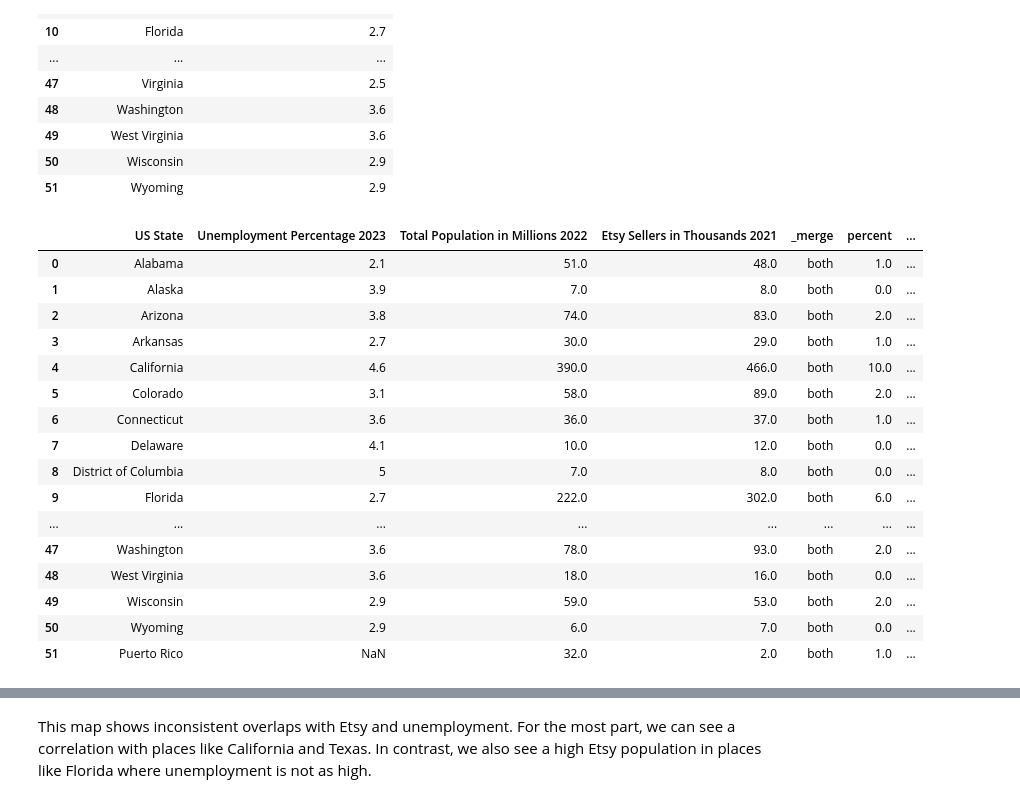
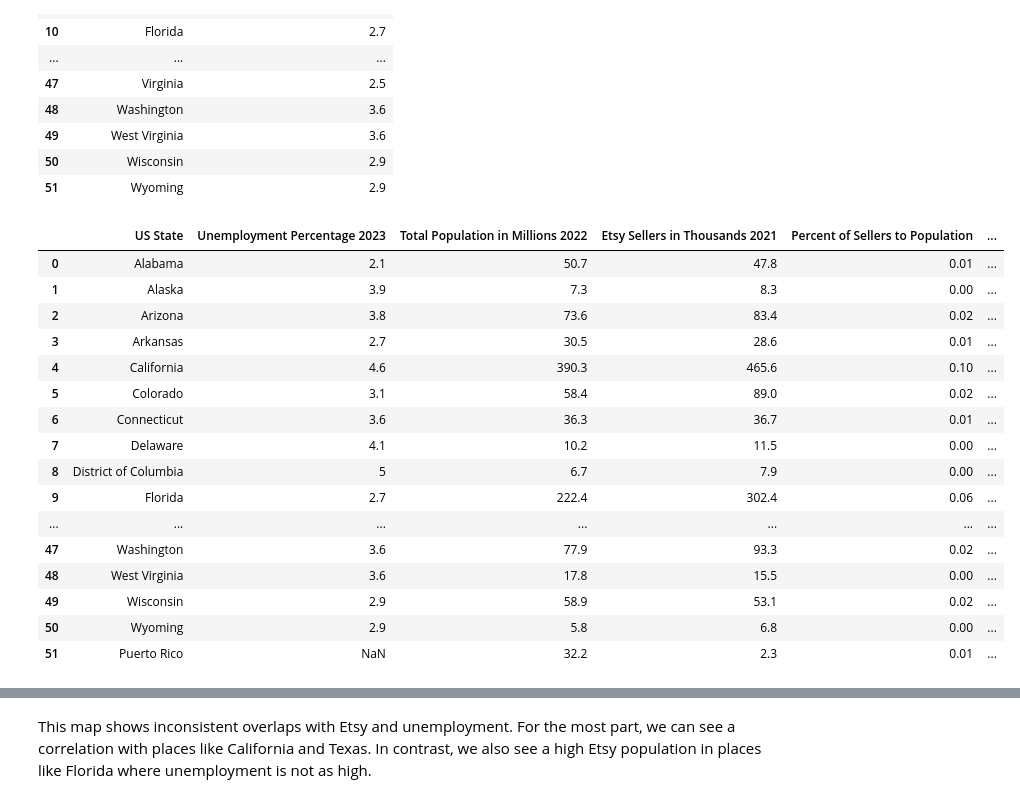
Before and after one commit to khagerthey/GIS, a Jupyter notebook: PS3.ipynb, the cells around one changed output, grey strips where cells are left out. Drawn from its saved outputs; the diff is of its cells as text; code cells hidden in the pictures.

```diff
--- a/PS3.ipynb
+++ b/PS3.ipynb
@@ -289,29 +286,28 @@ unemployment_
 | 50 | Wisconsin | 2.9 |
 | 51 | Wyoming | 2.9 |
 # %%
-seller_unemployment = pd.merge(unemployment_, state_seller_compare, how='outer', on=['US State'], indicator='there')
-#seller_unemployment = seller_unemployment.drop(columns='true')
-seller_unemployment = seller_unemployment.round()
+seller_unemployment_ = pd.merge(unemployment_, state_seller_compare, how='outer', on=['US State'], indicator='there')
+seller_unemployment = seller_unemployment_.drop(columns='_merge')
 seller_unemployment
 #okay not to include PR
 # %% [output]
-|  | US State | Unemployment Percentage 2023 | Total Population in Millions 2022 | Etsy Sellers in Thousands 2021 | _merge | percent | ... |
-| 0 | Alabama | 2.1 | 51.0 | 48.0 | both | 1.0 | ... |
-| 1 | Alaska | 3.9 | 7.0 | 8.0 | both | 0.0 | ... |
-| 2 | Arizona | 3.8 | 74.0 | 83.0 | both | 2.0 | ... |
-| 3 | Arkansas | 2.7 | 30.0 | 29.0 | both | 1.0 | ... |
-| 4 | California | 4.6 | 390.0 | 466.0 | both | 10.0 | ... |
-| 5 | Colorado | 3.1 | 58.0 | 89.0 | both | 2.0 | ... |
-| 6 | Connecticut | 3.6 | 36.0 | 37.0 | both | 1.0 | ... |
-| 7 | Delaware | 4.1 | 10.0 | 12.0 | both | 0.0 | ... |
-| 8 | District of Columbia | 5 | 7.0 | 8.0 | both | 0.0 | ... |
-| 9 | Florida | 2.7 | 222.0 | 302.0 | both | 6.0 | ... |
-| ... | ... | ... | ... | ... | ... | ... | ... |
-| 47 | Washington | 3.6 | 78.0 | 93.0 | both | 2.0 | ... |
-| 48 | West Virginia | 3.6 | 18.0 | 16.0 | both | 0.0 | ... |
-| 49 | Wisconsin | 2.9 | 59.0 | 53.0 | both | 2.0 | ... |
-| 50 | Wyoming | 2.9 | 6.0 | 7.0 | both | 0.0 | ... |
-| 51 | Puerto Rico | NaN | 32.0 | 2.0 | both | 1.0 | ... |
+|  | US State | Unemployment Percentage 2023 | Total Population in Millions 2022 | Etsy Sellers in Thousands 2021 | Percent of Sellers to Population | ... |
+| 0 | Alabama | 2.1 | 50.7 | 47.8 | 0.01 | ... |
+| 1 | Alaska | 3.9 | 7.3 | 8.3 | 0.00 | ... |
+| 2 | Arizona | 3.8 | 73.6 | 83.4 | 0.02 | ... |
+| 3 | Arkansas | 2.7 | 30.5 | 28.6 | 0.01 | ... |
+| 4 | California | 4.6 | 390.3 | 465.6 | 0.10 | ... |
+| 5 | Colorado | 3.1 | 58.4 | 89.0 | 0.02 | ... |
+| 6 | Connecticut | 3.6 | 36.3 | 36.7 | 0.01 | ... |
+| 7 | Delaware | 4.1 | 10.2 | 11.5 | 0.00 | ... |
+| 8 | District of Columbia | 5 | 6.7 | 7.9 | 0.00 | ... |
+| 9 | Florida | 2.7 | 222.4 | 302.4 | 0.06 | ... |
+| ... | ... | ... | ... | ... | ... | ... |
+| 47 | Washington | 3.6 | 77.9 | 93.3 | 0.02 | ... |
+| 48 | West Virginia | 3.6 | 17.8 | 15.5 | 0.00 | ... |
+| 49 | Wisconsin | 2.9 | 58.9 | 53.1 | 0.02 | ... |
+| 50 | Wyoming | 2.9 | 5.8 | 6.8 | 0.00 | ... |
+| 51 | Puerto Rico | NaN | 32.2 | 2.3 | 0.01 | ... |
 # %%
 map_data = continental_map_data.join(seller_unemployment.set_index("US State"),
                                        on="NAME", rsuffix='_seller')
```
Also changed, not shown: parts of 8 cells of this notebook.
